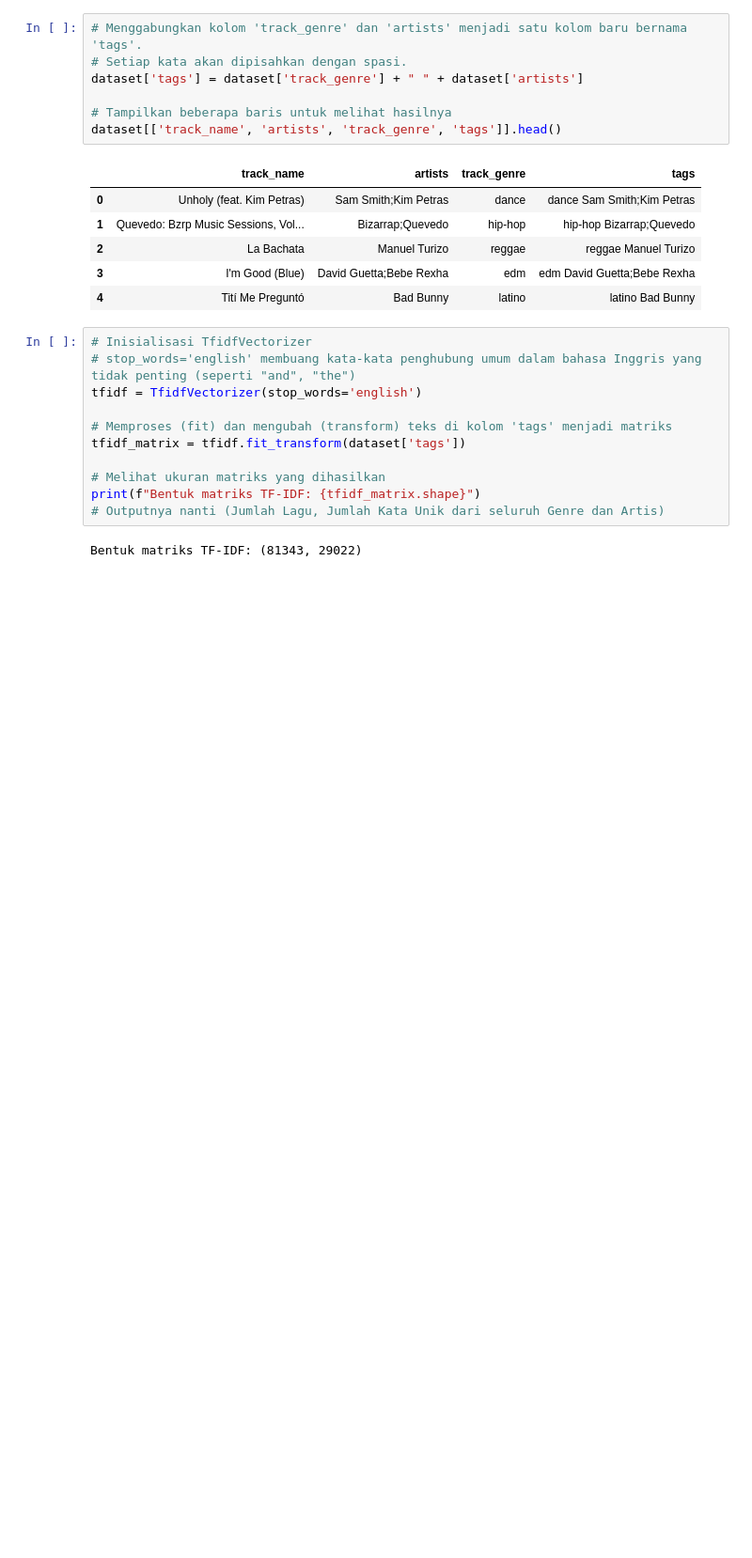
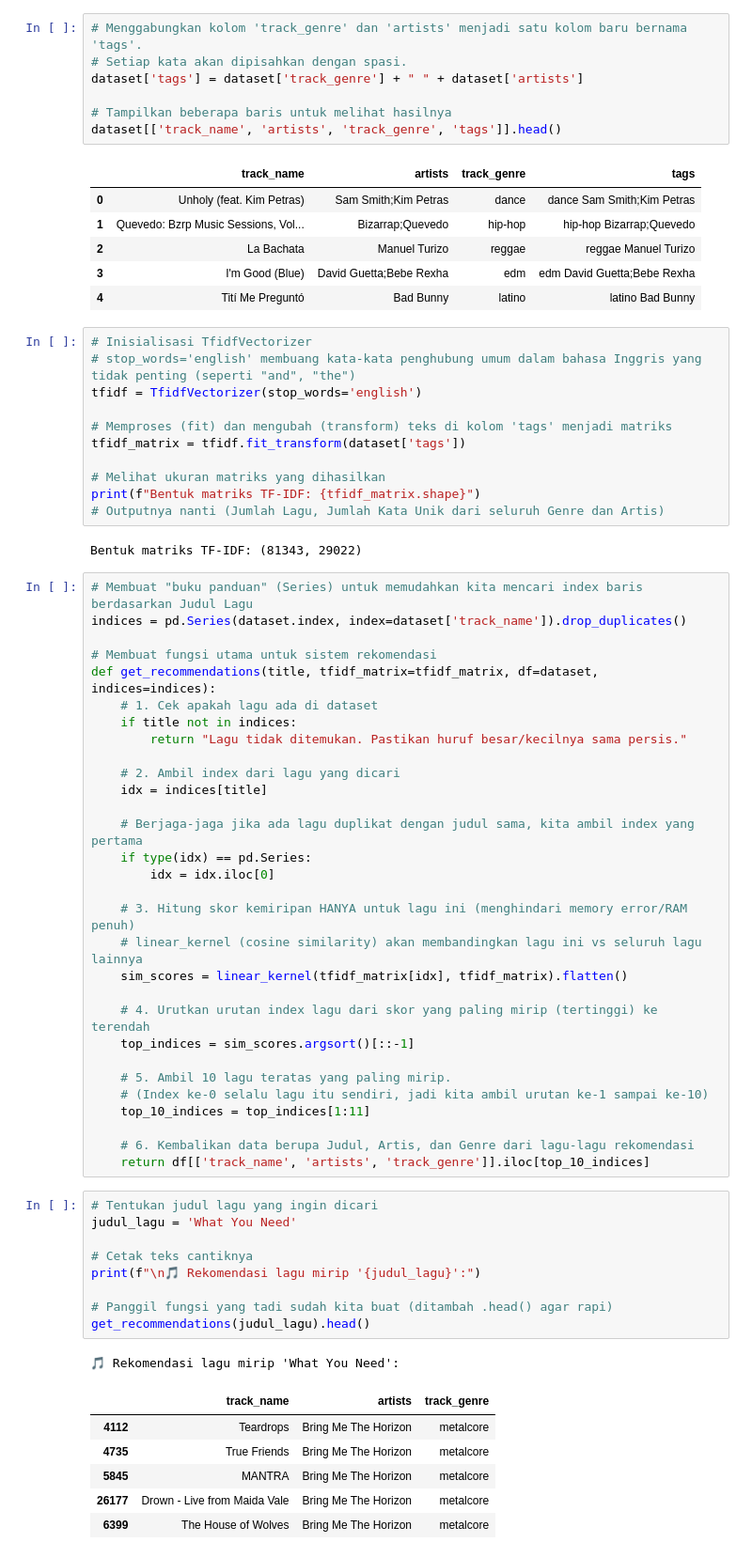
Before and after one commit to dzikri007/Summer-Project-Data-Science, a Jupyter notebook: Spotify System Recomendation/System_Recomendation.ipynb, the cells around one changed output. Shown at 94% size. Cells and saved outputs as stored; diff of their text form; blank space fills up the shorter version.

Commit message:
feat: initialize Spotify recommendation system project with initial data exploration notebooks

```diff
--- a/Spotify System Recomendation/System_Recomendation.ipynb
+++ b/Spotify System Recomendation/System_Recomendation.ipynb
@@ -168,3 +168,50 @@ print(f"Bentuk matriks TF-IDF: {tfidf_matrix.shape}")
 # Outputnya nanti (Jumlah Lagu, Jumlah Kata Unik dari seluruh Genre dan Artis)
 # %% [output]
 Bentuk matriks TF-IDF: (81343, 29022)
+# %%
+# Membuat "buku panduan" (Series) untuk memudahkan kita mencari index baris berdasarkan Judul Lagu
+indices = pd.Series(dataset.index, index=dataset['track_name']).drop_duplicates()
+
+# Membuat fungsi utama untuk sistem rekomendasi
+def get_recommendations(title, tfidf_matrix=tfidf_matrix, df=dataset, indices=indices):
+    # 1. Cek apakah lagu ada di dataset
+    if title not in indices:
+        return "Lagu tidak ditemukan. Pastikan huruf besar/kecilnya sama persis."
+
+    # 2. Ambil index dari lagu yang dicari
+    idx = indices[title]
+
+    # Berjaga-jaga jika ada lagu duplikat dengan judul sama, kita ambil index yang pertama
+    if type(idx) == pd.Series:
+        idx = idx.iloc[0]
+
+    # 3. Hitung skor kemiripan HANYA untuk lagu ini (menghindari memory error/RAM penuh)
+    # linear_kernel (cosine similarity) akan membandingkan lagu ini vs seluruh lagu lainnya
+    sim_scores = linear_kernel(tfidf_matrix[idx], tfidf_matrix).flatten()
+
+    # 4. Urutkan urutan index lagu dari skor yang paling mirip (tertinggi) ke terendah
+    top_indices = sim_scores.argsort()[::-1]
+
+    # 5. Ambil 10 lagu teratas yang paling mirip.
+    # (Index ke-0 selalu lagu itu sendiri, jadi kita ambil urutan ke-1 sampai ke-10)
+    top_10_indices = top_indices[1:11]
+
+    # 6. Kembalikan data berupa Judul, Artis, dan Genre dari lagu-lagu rekomendasi
+    return df[['track_name', 'artists', 'track_genre']].iloc[top_10_indices]
+# %%
+# Tentukan judul lagu yang ingin dicari
+judul_lagu = 'What You Need'
+
+# Cetak teks cantiknya
+print(f"\n🎵 Rekomendasi lagu mirip '{judul_lagu}':")
+
+# Panggil fungsi yang tadi sudah kita buat (ditambah .head() agar rapi)
+get_recommendations(judul_lagu).head()
+# %% [output]
+🎵 Rekomendasi lagu mirip 'What You Need':
+|  | track_name | artists | track_genre |
+| 4112 | Teardrops | Bring Me The Horizon | metalcore |
+| 4735 | True Friends | Bring Me The Horizon | metalcore |
+| 5845 | MANTRA | Bring Me The Horizon | metalcore |
+| 26177 | Drown - Live from Maida Vale | Bring Me The Horizon | metalcore |
+| 6399 | The House of Wolves | Bring Me The Horizon | metalcore |
```
Also changed, not shown: 1 other file.
